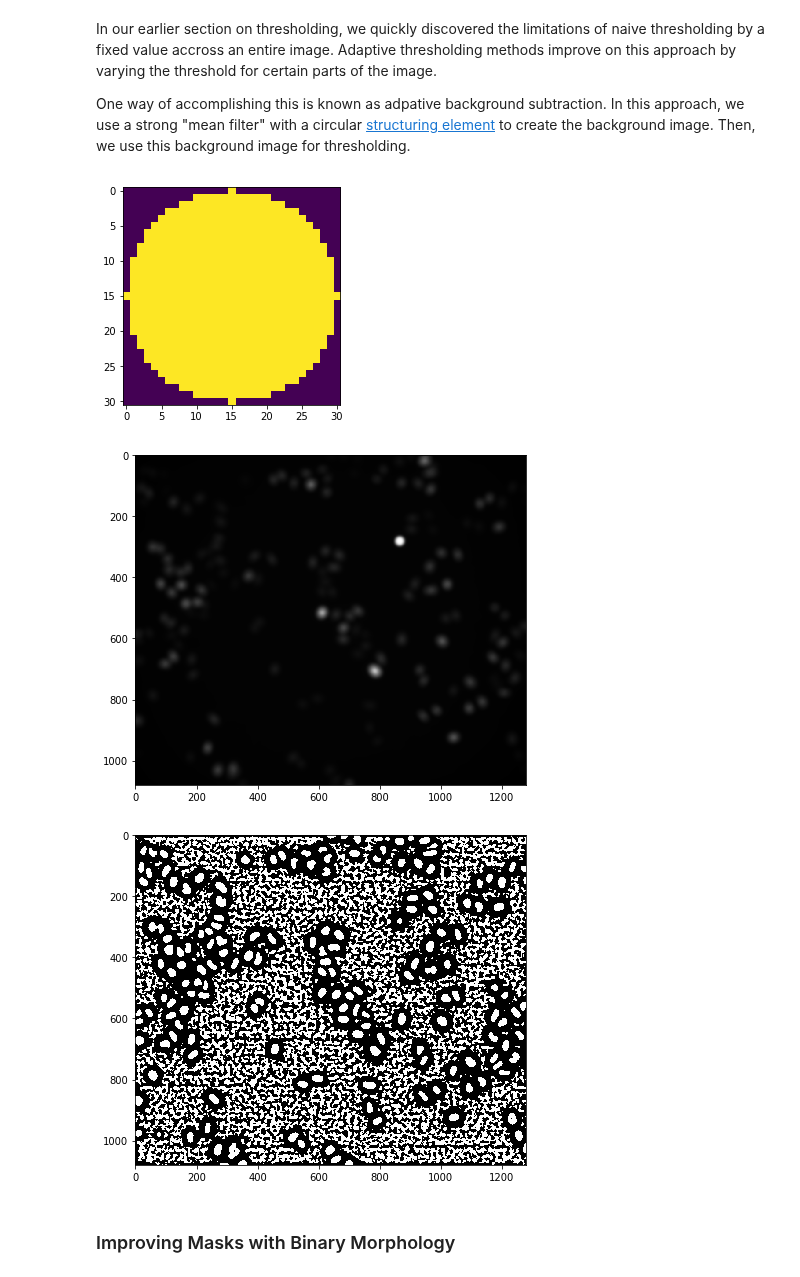
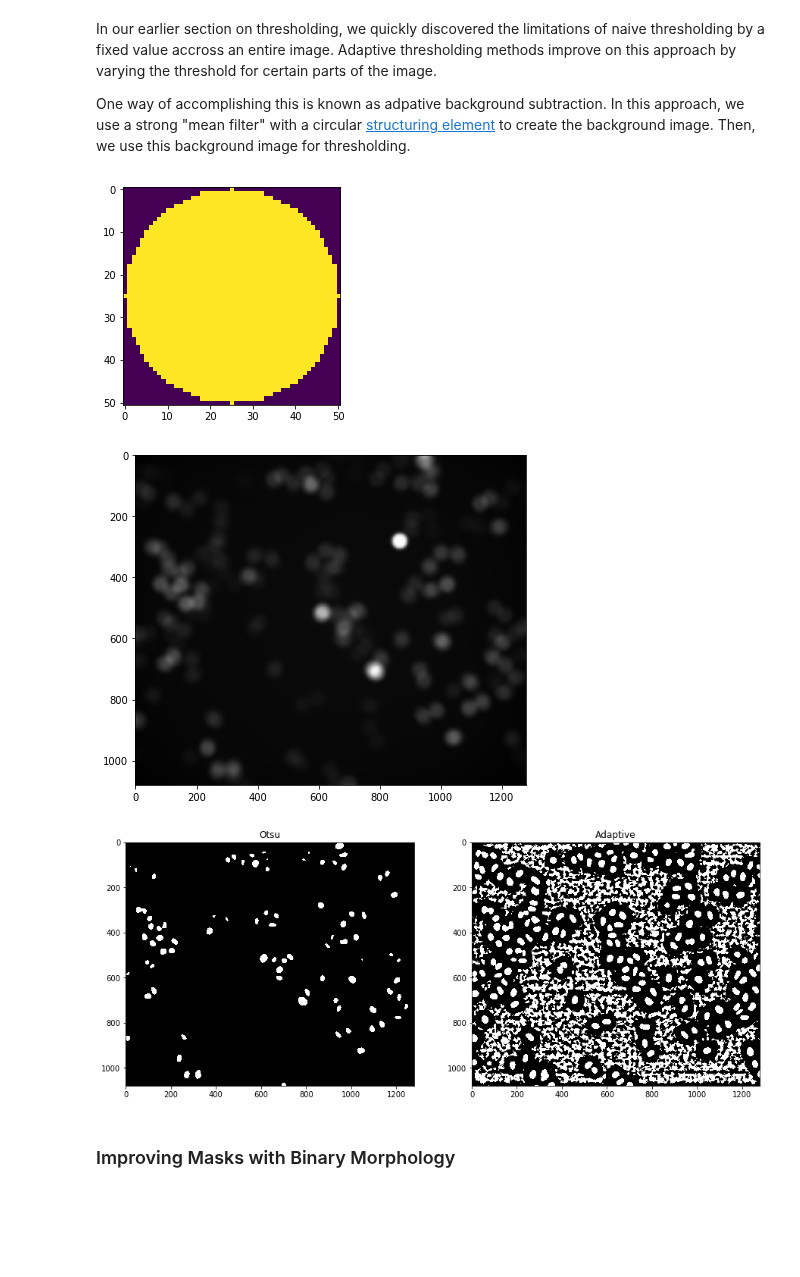
Before and after one commit to vanvalenlab/intro-to-deepcell, a Jupyter notebook: Day2_ImageProcessing.ipynb, the cells around one changed output. Saved outputs shown, nothing was run; the diff lists cells and outputs as text; code cells hidden in the pictures; blank space fills up the shorter version.

```diff
--- a/Day2_ImageProcessing.ipynb
+++ b/Day2_ImageProcessing.ipynb
@@ -208,16 +208,16 @@ from skimage.filters.thresholding import threshold_otsu
 import scipy.ndimage as ndi
 
 # the gaussian_filter function expects a smoothing factor sigma, so we will arbitrarily define one (this can change later)
-sigma = 3
+sigma = 4
 img_smooth = ndi.filters.gaussian_filter(img, sigma)
 
 # Calculate and apply threshold
 thresh = threshold_otsu(img_smooth)
-mem = img_smooth > thresh
+Otsu = img_smooth > thresh
 
 # Visualization
 plt.figure(figsize=(7,7))
-plt.imshow(mem, interpolation='none', cmap='gray')
+plt.imshow(Otsu, interpolation='none', cmap='gray')
 plt.show()
 # %% [output]
 [figure]
@@ -237,14 +237,14 @@ In our earlier section on thresholding, we quickly discovered the limitations of
 One way of accomplishing this is known as adpative background subtraction. In this approach, we use a strong "mean filter" with a circular [structuring element](https://en.wikipedia.org/wiki/Structuring_element) to create the background image. Then, we use this background image for thresholding.
 # %%
 # Create a circular structuring element (SE) whose size depends on i
-i = 31
+i = 51
 SE = (np.mgrid[:i,:i][0] - np.floor(i/2))**2 + (np.mgrid[:i,:i][1] - np.floor(i/2))**2 <= np.floor(i/2)**2
 
 # Visualize the result
 plt.imshow(SE, interpolation='none')
 plt.show()
 # %% [output]
-[figure, old version]
+[figure, new version]
 # %%
 # Create the background by running a mean filter over the image using the disc SE and assign the output to a new variable
 # Use the function 'skimage.filters.rank.mean'
@@ -256,17 +257,20 @@ plt.figure(figsize=(7,7))
 plt.imshow(bg, interpolation='none', cmap='gray')
 plt.show()
 # %% [output]
-[figure, old version]
+[figure, new version]
 # %%
 # Threshold the Gaussian-smoothed original image against the background image using a relational expression
 mem = img_smooth > bg
 
-# Visualize the result
-plt.figure(figsize=(7,7))
-plt.imshow(mem, interpolation='none', cmap='gray')
+# Visualize the result against Otsu
+fig, ax = plt.subplots(1, 2, figsize=(15,15))
+ax[0].imshow(Otsu, interpolation='none', cmap='gray')
+ax[1].imshow(mem, interpolation='none', cmap='gray')
+ax[0].set_title('Otsu')
+ax[1].set_title('Adaptive')
 plt.show()
 # %% [output]
-[figure, old version]
+[figure, new version]
 # %% [markdown]
 ### Improving Masks with Binary Morphology
 # %% [markdown]
```
Also changed, not shown: parts of 5 cells of this notebook.
